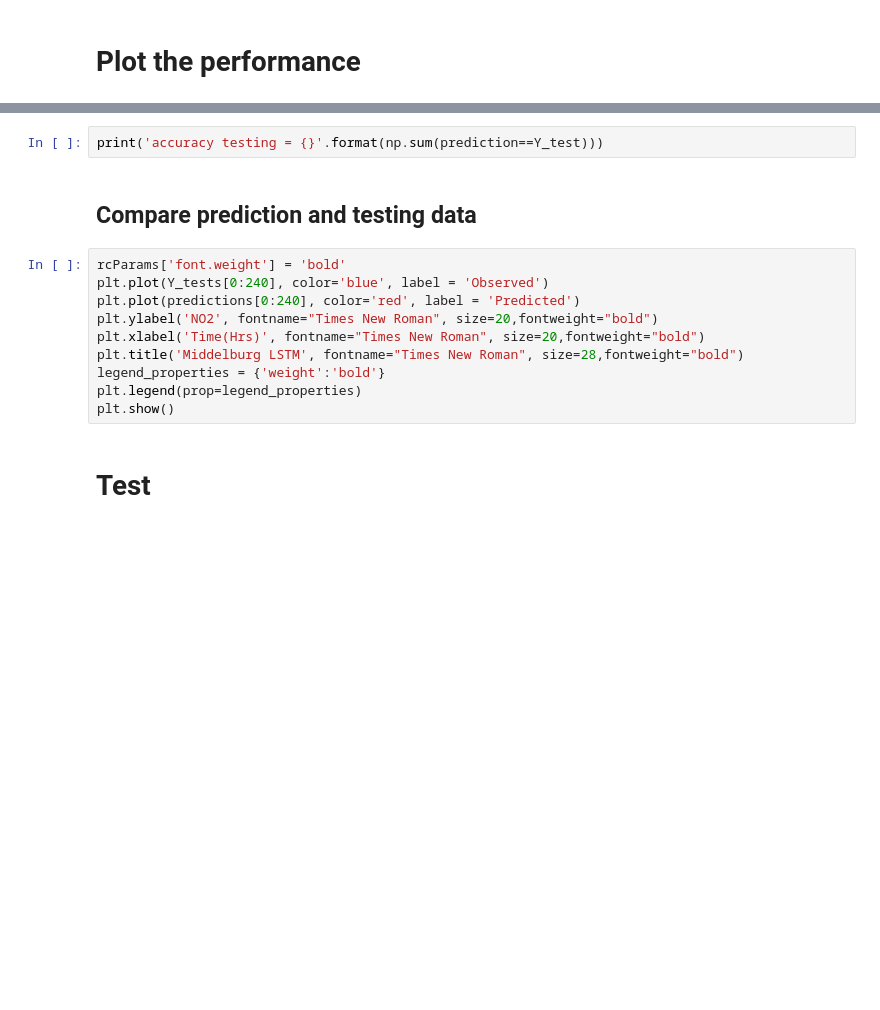
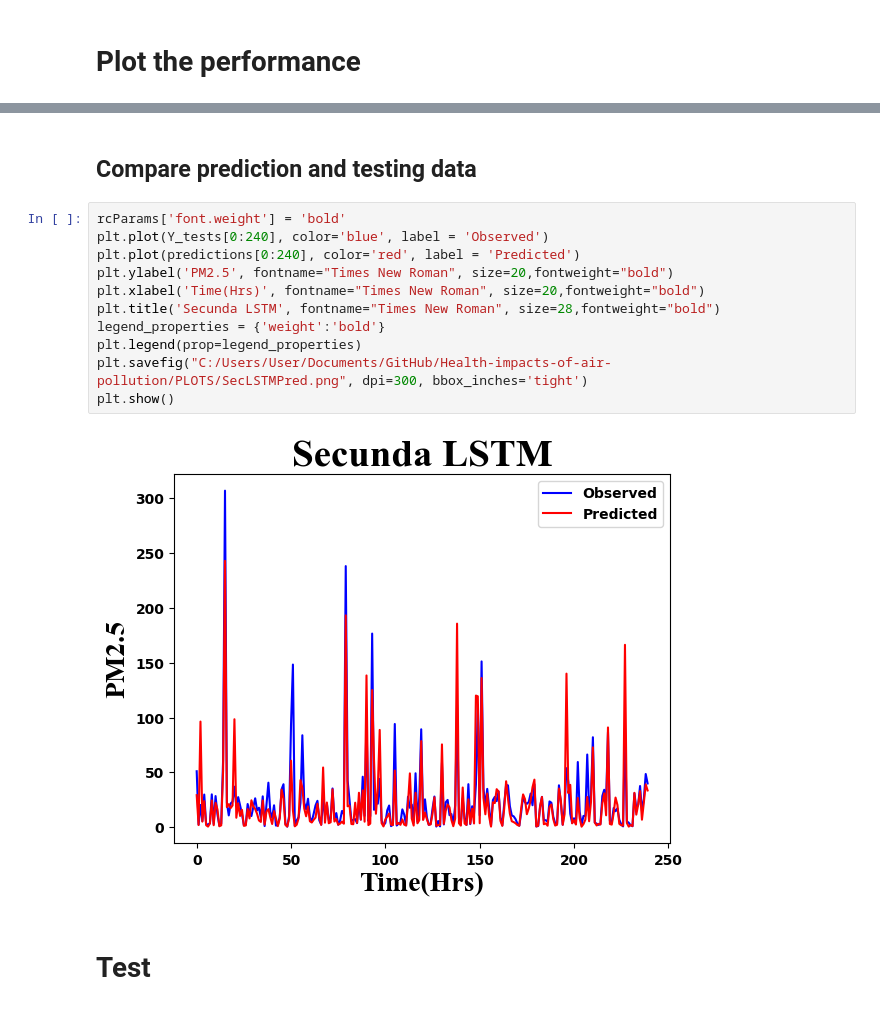
Before and after one commit to Rirhandzu-Novela/Highveld-air-pollution-prediction-health-impacts, a Jupyter notebook: Air_Poll_Python/Vanilla LSTM.ipynb, the cells around one changed output, grey strips where cells are left out. Drawn from its saved outputs; the diff is of its cells as text; blank space fills up the shorter version.

```diff
--- a/Air_Poll_Python/Vanilla LSTM.ipynb
+++ b/Air_Poll_Python/Vanilla LSTM.ipynb
@@ -255,17 +265,18 @@ r2_score(Y_tests, predictions)
-# %%
-print('accuracy testing = {}'.format(np.sum(prediction==Y_test)))
 # %% [markdown]
 ## Compare prediction and testing data
 # %%
 rcParams['font.weight'] = 'bold'
 plt.plot(Y_tests[0:240], color='blue', label = 'Observed')
 plt.plot(predictions[0:240], color='red', label = 'Predicted')
-plt.ylabel('NO2', fontname="Times New Roman", size=20,fontweight="bold")
+plt.ylabel('PM2.5', fontname="Times New Roman", size=20,fontweight="bold")
 plt.xlabel('Time(Hrs)', fontname="Times New Roman", size=20,fontweight="bold")
-plt.title('Middelburg LSTM', fontname="Times New Roman", size=28,fontweight="bold")
+plt.title('Secunda LSTM', fontname="Times New Roman", size=28,fontweight="bold")
 legend_properties = {'weight':'bold'}
 plt.legend(prop=legend_properties)
+plt.savefig("C:/Users/User/Documents/GitHub/Health-impacts-of-air-pollution/PLOTS/SecLSTMPred.png", dpi=300, bbox_inches='tight')
 plt.show()
+# %% [output]
+[figure, added]
 # %% [markdown]
 # Test
 # %%
```
Also changed, not shown: parts of 23 cells of this notebook, 10 other files.
